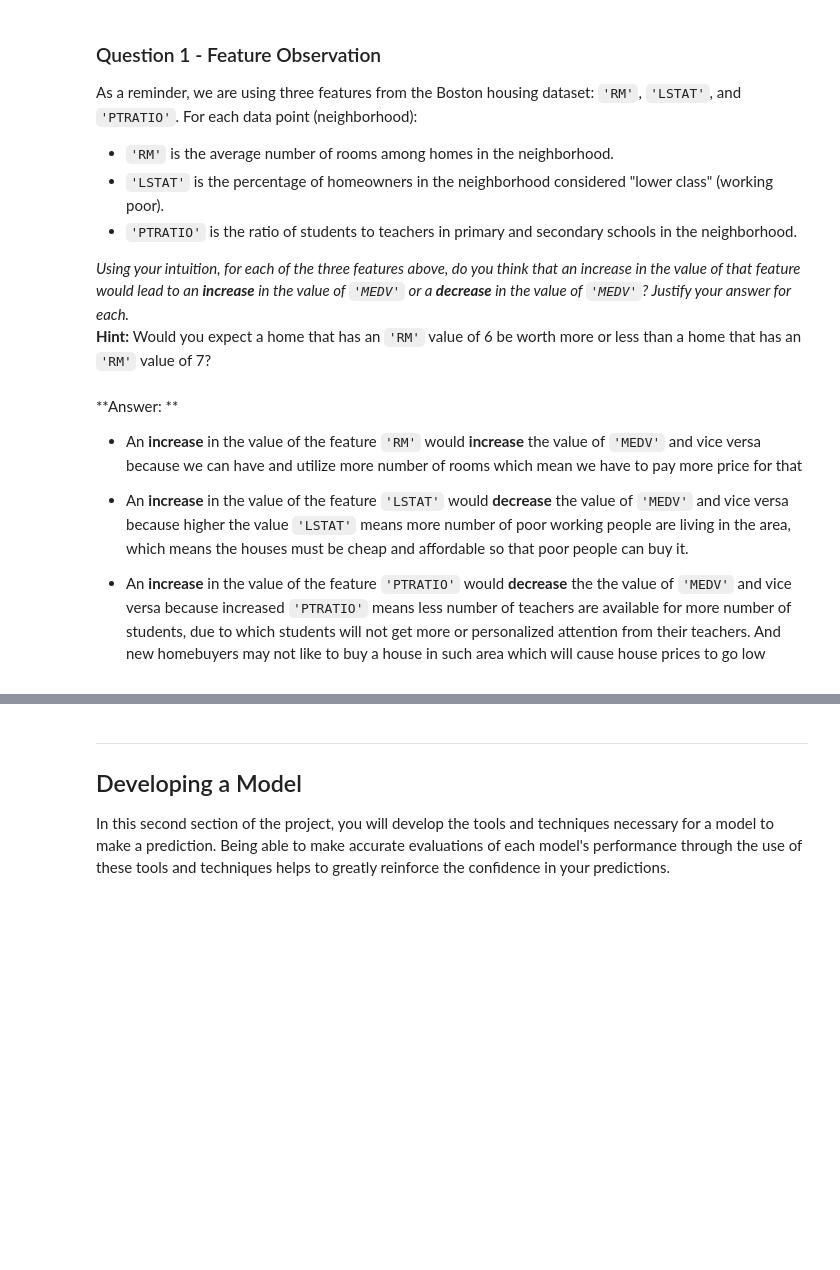
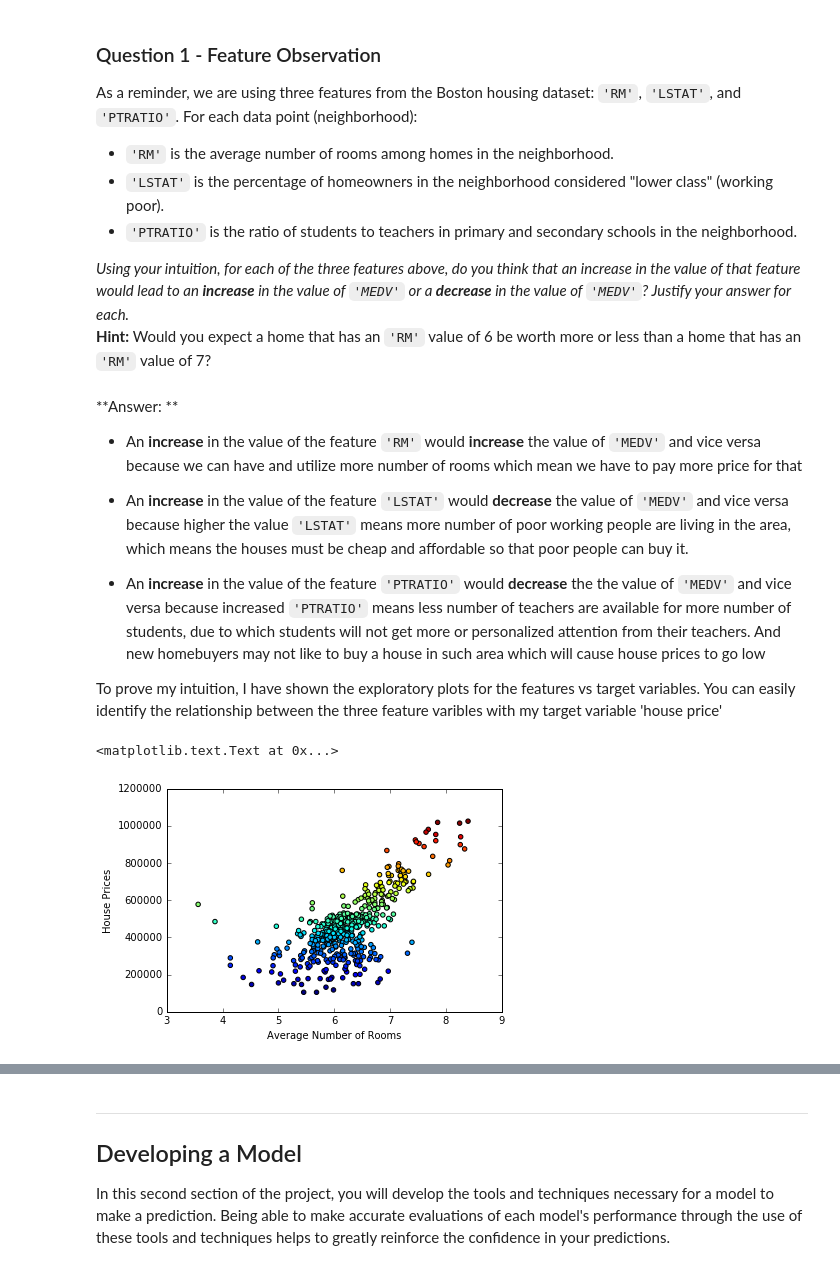
Before and after one commit to bhaskarjitsarmah/boston_housing, a Jupyter notebook: boston_housing.ipynb, the cells around one changed output, grey strips where cells are left out. Saved outputs shown, nothing was run; the diff lists cells and outputs as text; code cells hidden in the pictures; blank space fills up the shorter version.

```diff
--- a/boston_housing.ipynb
+++ b/boston_housing.ipynb
@@ -99,3 +99,13 @@ _Using your intuition, for each of the three features above, do you think that a
 - An **increase** in the value of the feature `'LSTAT'` would **decrease** the value of `'MEDV'` and vice versa because higher the value `'LSTAT'` means more number of poor working people are living in the area, which means the houses must be cheap and affordable so that poor people can buy it.
 
 - An **increase** in the value of the feature `'PTRATIO'` would **decrease** the the value of `'MEDV'` and vice versa because increased `'PTRATIO'` means less number of teachers are available for more number of students, due to which students will not get more or personalized attention from their teachers. And new homebuyers may not like to buy a house in such area which will cause house prices to go low
+
+To prove my intuition, I have shown the exploratory plots for the features vs target variables. You can easily identify the relationship between the three feature varibles with my target variable 'house price'
+# %%
+rm = data['RM']
+plt.scatter(rm, prices, c=prices)
+plt.xlabel("Average Number of Rooms")
+plt.ylabel("House Prices")
+# %% [output]
+<matplotlib.text.Text at 0x...>
+[figure, added]
```
Also changed, not shown: parts of 15 cells of this notebook.
